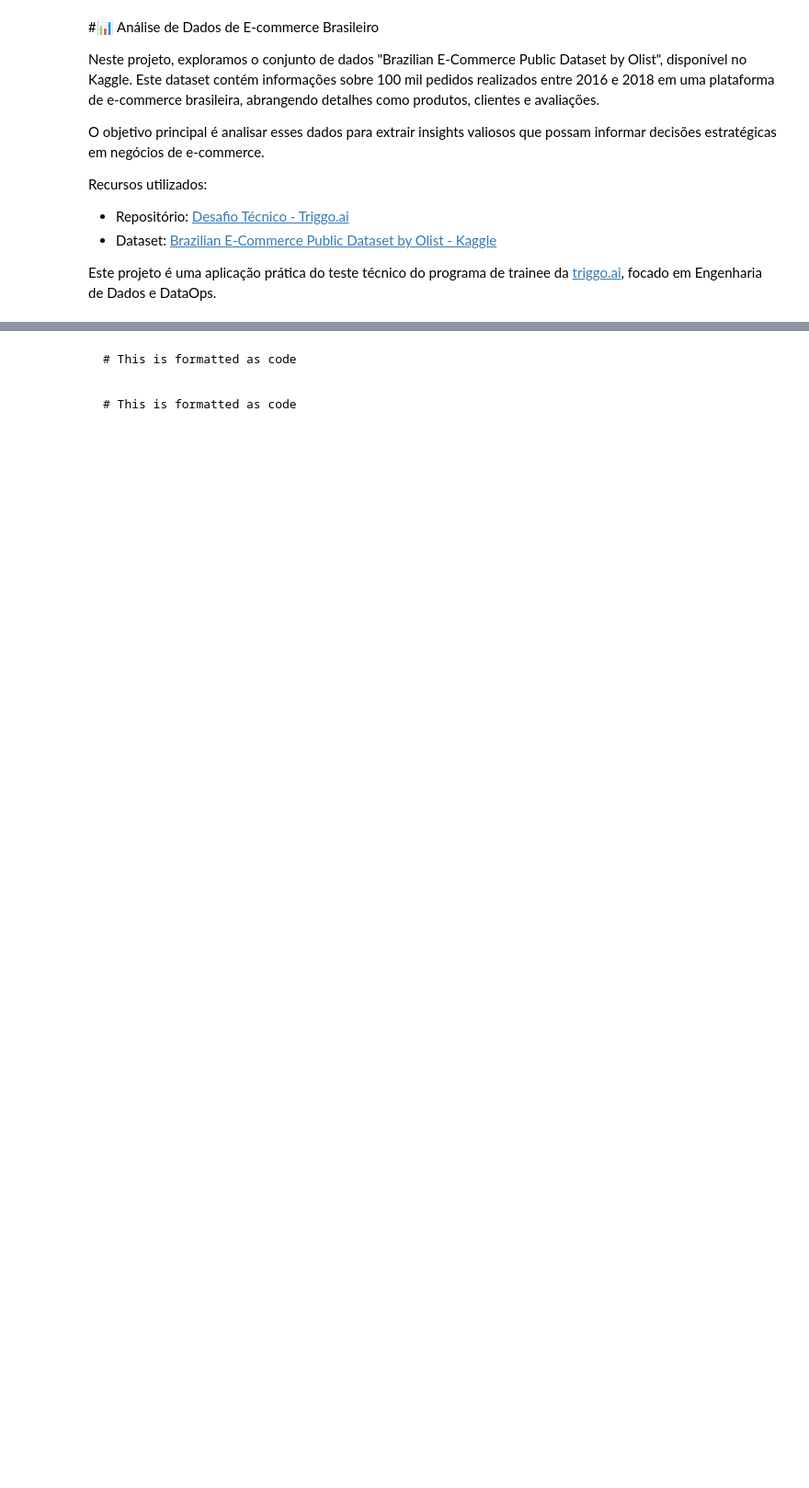
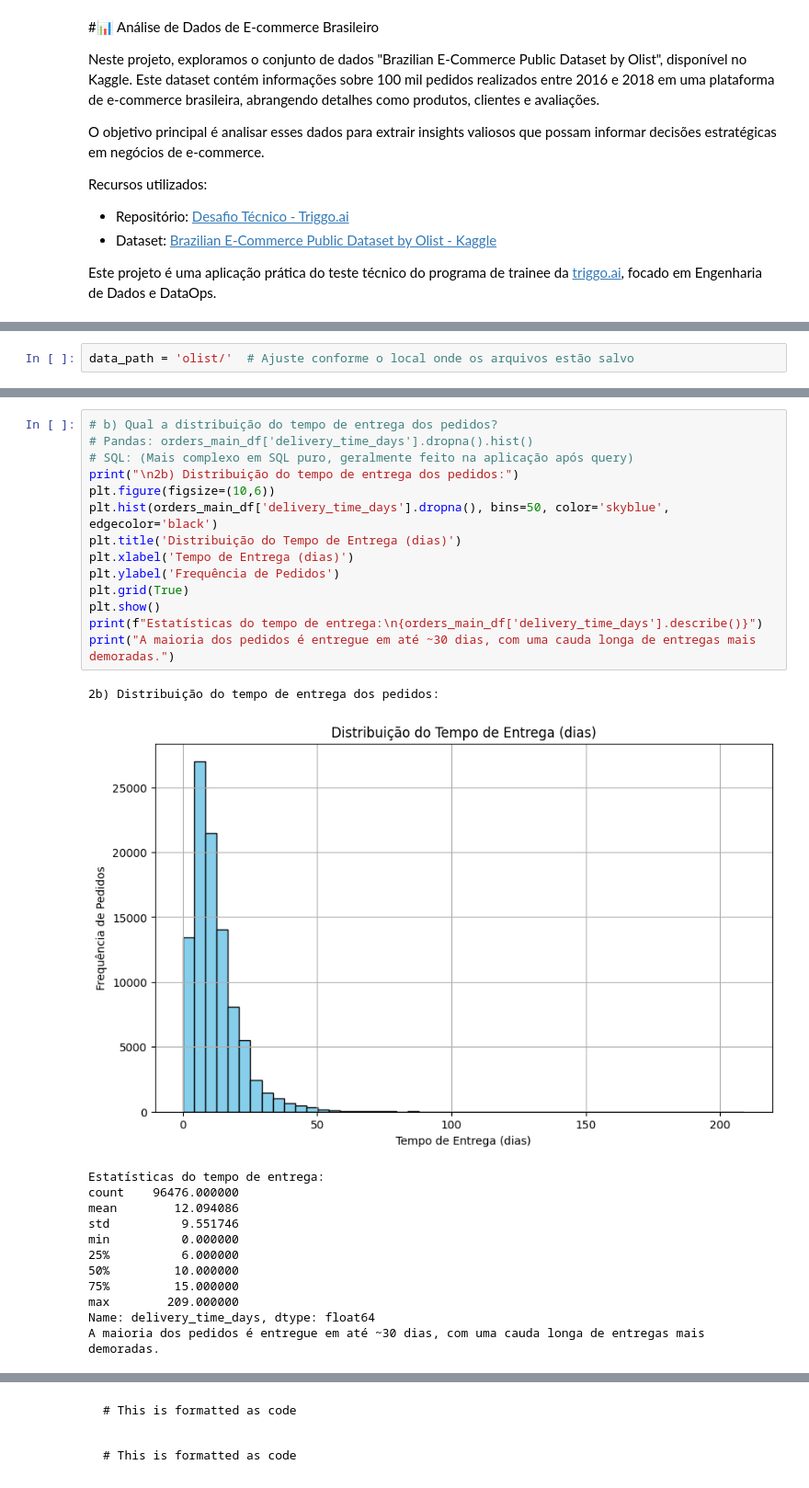
Before and after one commit to dede0702/Olist-E-Commerce-Data-Analysis, a Jupyter notebook: Brazilian_E_Commerce_Dataset_Olist.ipynb, the cells around one changed output, grey strips where cells are left out. Shown: that part at 92% size. Drawn from its saved outputs; the diff is of its cells as text; blank space fills up the shorter version.

```diff
--- a/Brazilian_E_Commerce_Dataset_Olist.ipynb
+++ b/Brazilian_E_Commerce_Dataset_Olist.ipynb
@@ -15,0 +49,2 @@ Este projeto é uma aplicação prática do teste técnico do programa de traine
+# %%
+data_path = 'olist/'  # Ajuste conforme o local onde os arquivos estão salvo
@@ -15,0 +247,28 @@ Este projeto é uma aplicação prática do teste técnico do programa de traine
+# %%
+# b) Qual a distribuição do tempo de entrega dos pedidos?
+# Pandas: orders_main_df['delivery_time_days'].dropna().hist()
+# SQL: (Mais complexo em SQL puro, geralmente feito na aplicação após query)
+print("\n2b) Distribuição do tempo de entrega dos pedidos:")
+plt.figure(figsize=(10,6))
+plt.hist(orders_main_df['delivery_time_days'].dropna(), bins=50, color='skyblue', edgecolor='black')
+plt.title('Distribuição do Tempo de Entrega (dias)')
+plt.xlabel('Tempo de Entrega (dias)')
+plt.ylabel('Frequência de Pedidos')
+plt.grid(True)
+plt.show()
+print(f"Estatísticas do tempo de entrega:\n{orders_main_df['delivery_time_days'].describe()}")
+print("A maioria dos pedidos é entregue em até ~30 dias, com uma cauda longa de entregas mais demoradas.")
+# %% [output]
+2b) Distribuição do tempo de entrega dos pedidos:
+[figure, added]
+Estatísticas do tempo de entrega:
+count    96476.000000
+mean        12.094086
+std          9.551746
+min          0.000000
+25%          6.000000
+50%         10.000000
+75%         15.000000
+max        209.000000
+Name: delivery_time_days, dtype: float64
+A maioria dos pedidos é entregue em até ~30 dias, com uma cauda longa de entregas mais demoradas.
```
Also changed, not shown: parts of 39 cells of this notebook.
